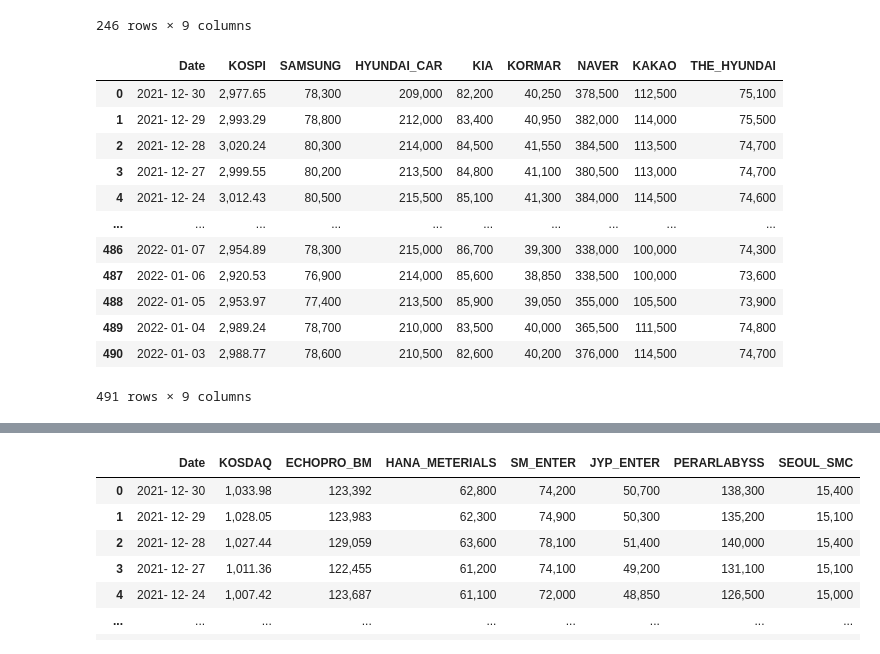
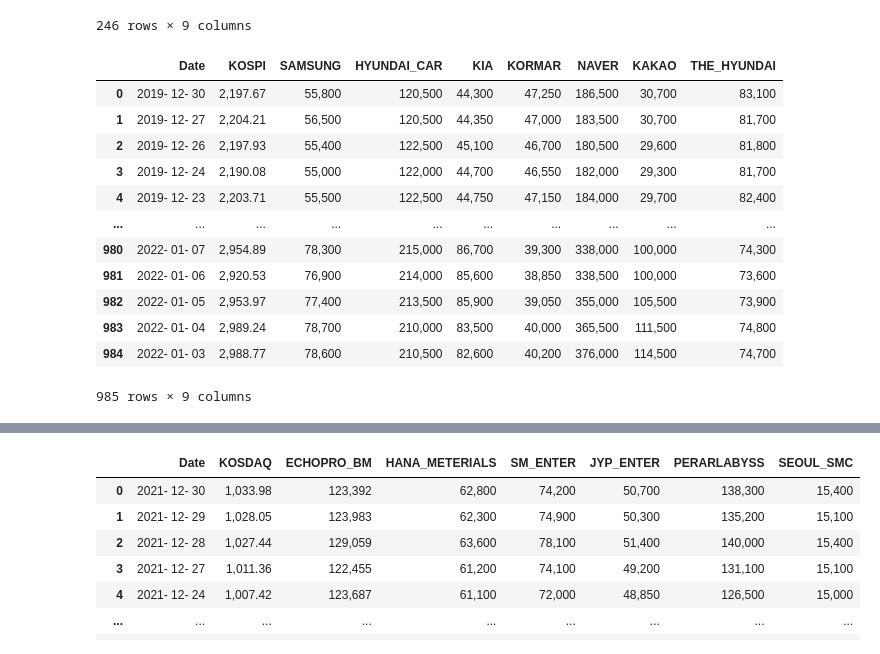
Before and after one commit to Ki-Sung/python_financial_analysis_and_machine_learning, a Jupyter notebook: own_analysis_in_korea/prepare_data.ipynb, the cells around one changed output, grey strips where cells are left out. Cells and saved outputs as stored; diff of their text form; code cells hidden in the pictures.

Commit message:
add 2019, 2020 kospi, kosdaq data

```diff
--- a/own_analysis_in_korea/prepare_data.ipynb
+++ b/own_analysis_in_korea/prepare_data.ipynb
@@ -4,0 +105,11 @@ import pandas as pd
+# %%
+# 2021년 코스피 데이터 병합
+dfs = [kospi_20, samsung_20, hyundaicar_20, kia_20, kolmar_20, naver_20, kakao_20, hyundai_depat_20]
+
+kospi_20_stocks = pd.DataFrame({'Date': []})  # 빈 데이터프레임을 생성
+for df in dfs:
+    kospi_20_stocks = pd.merge(kospi_20_stocks, df, on='Date', how='outer')
+
+# null 값 제거
+kospi_20_stocks = kospi_20_stocks.dropna(axis=0)
+kospi_20_stocks
@@ -5,20 +130,20 @@ import pandas as pd
 # %%
 # 2021 마켓 데이터 1 - 2021년도  kospi 데이터 불러오기
-kospi_21 = pd.read_csv("kospi/2021_kospi.csv")
+kospi_21 = pd.read_csv("kospi/2021/2021_kospi.csv")
 # 2021 코스피 종목 데이터 1 - 2021년도 삼성전자 데이터 불러오기
-samsung_21 = pd.read_csv("kospi/2021_samsung.csv")
+samsung_21 = pd.read_csv("kospi/2021/2021_samsung.csv")
 # 2021 코스피 종목 데이터 2 - 2021년 현대차 데이터 불러오기
-hyundaicar_21 = pd.read_csv("kospi/2021_hyundaicar.csv")
+hyundaicar_21 = pd.read_csv("kospi/2021/2021_hyundaicar.csv")
 # 2021 코스피 종목 데이터 3 - 2021년 기아차 데이터 불러오기
-kia_21 = pd.read_csv("kospi/2021_kia.csv")
+kia_21 = pd.read_csv("kospi/2021/2021_kia.csv")
 # 2021 코스피 종목 데이터 4 - 2021년 콜마 데이터 불러오기
-kolmar_21 = pd.read_csv("kospi/2021_kolmar.csv")
+kolmar_21 = pd.read_csv("kospi/2021/2021_kolmar.csv")
 # 2021 코스피종목 데이터 5  - 2021년 네이버 데이터 불러오기
-naver_21 = pd.read_csv("kospi/2021_naver.csv")
+naver_21 = pd.read_csv("kospi/2021/2021_naver.csv")
 # 2021 코스피종목 데이터 6  - 2021년 카카오 데이터 불러오기
-kakao_21 = pd.read_csv("kospi/2021_kakao.csv")
+kakao_21 = pd.read_csv("kospi/2021/2021_kakao.csv")
 # 2021 코스피 종목 데이터 7 - 2021년 현대 백화점 데이터 불러오기
-hyundai_depat_21 = pd.read_csv("kospi/2021_hyundai_depart.csv")
+hyundai_depat_21 = pd.read_csv("kospi/2021/2021_hyundai_depart.csv")
 # %%
 # 날짜와 종가, 컬럼명 변경
 kospi_21.rename(columns={"날짜":"Date", "종가":"KOSPI"}, inplace=True)
@@ -69,20 +192,20 @@ kospi_21_stocks
 # %%
 # 2022 마켓 데이터 2 - 2022년도  kospi 데이터 불러오기
-kospi_22 = pd.read_csv("kospi/2022_kospi.csv")
+kospi_22 = pd.read_csv("kospi/2022/2022_kospi.csv")
 # 2021 코스피 종목 데이터 1 - 2021년도 삼성전자 데이터 불러오기
-samsung_22 = pd.read_csv("kospi/2022_samsung.csv")
+samsung_22 = pd.read_csv("kospi/2022/2022_samsung.csv")
 # 2021 코스피 종목 데이터 2 - 2021년 현대차 데이터 불러오기
-hyundaicar_22 = pd.read_csv("kospi/2022_hyundaicar.csv")
+hyundaicar_22 = pd.read_csv("kospi/2022/2022_hyundaicar.csv")
 # 2021 코스피 종목 데이터 3 - 2021년 기아차 데이터 불러오기
-kia_22 = pd.read_csv("kospi/2022_kia.csv")
+kia_22 = pd.read_csv("kospi/2022/2022_kia.csv")
 # 2021 코스피 종목 데이터 4 - 2021년 콜마 데이터 불러오기
-kolmar_22 = pd.read_csv("kospi/2022_kolmar.csv")
+kolmar_22 = pd.read_csv("kospi/2022/2022_kolmar.csv")
 # 2021 코스피종목 데이터 5  - 2021년 네이버 데이터 불러오기
-naver_22 = pd.read_csv("kospi/2022_naver.csv")
+naver_22 = pd.read_csv("kospi/2022/2022_naver.csv")
 # 2021 코스피종목 데이터 6  - 2021년 카카오 데이터 불러오기
-kakao_22 = pd.read_csv("kospi/2022_kakao.csv")
+kakao_22 = pd.read_csv("kospi/2022/2022_kakao.csv")
 # 2021 코스피 종목 데이터 7 - 2021년 현대 백화점 데이터 불러오기
-hyundai_depat_22 = pd.read_csv("kospi/2022_hyundai_depart.csv")
+hyundai_depat_22 = pd.read_csv("kospi/2022/2022_hyundai_depart.csv")
 # %%
 # 날짜와 종가, 컬럼명 변경
 kospi_22.rename(columns={"날짜":"Date", "종가":"KOSPI"}, inplace=True)
@@ -130,22 +253,22 @@ kospi_22_stocks
 246 rows × 9 columns
 # %%
 # 21년 코스피, 22년 코스피 하나로 합치기
-kospi_stocks = pd.concat([kospi_21_stocks, kospi_22_stocks], ignore_index=True)
+kospi_stocks = pd.concat([kospi_19_stocks, kospi_20_stocks, kospi_21_stocks, kospi_22_stocks], ignore_index=True)
 kospi_stocks
 # %% [output]
 |  | Date | KOSPI | SAMSUNG | HYUNDAI_CAR | KIA | KORMAR | NAVER | KAKAO | THE_HYUNDAI |
-| 0 | 2021- 12- 30 | 2,977.65 | 78,300 | 209,000 | 82,200 | 40,250 | 378,500 | 112,500 | 75,100 |
-| 1 | 2021- 12- 29 | 2,993.29 | 78,800 | 212,000 | 83,400 | 40,950 | 382,000 | 114,000 | 75,500 |
-| 2 | 2021- 12- 28 | 3,020.24 | 80,300 | 214,000 | 84,500 | 41,550 | 384,500 | 113,500 | 74,700 |
-| 3 | 2021- 12- 27 | 2,999.55 | 80,200 | 213,500 | 84,800 | 41,100 | 380,500 | 113,000 | 74,700 |
-| 4 | 2021- 12- 24 | 3,012.43 | 80,500 | 215,500 | 85,100 | 41,300 | 384,000 | 114,500 | 74,600 |
+| 0 | 2019- 12- 30 | 2,197.67 | 55,800 | 120,500 | 44,300 | 47,250 | 186,500 | 30,700 | 83,100 |
+| 1 | 2019- 12- 27 | 2,204.21 | 56,500 | 120,500 | 44,350 | 47,000 | 183,500 | 30,700 | 81,700 |
+| 2 | 2019- 12- 26 | 2,197.93 | 55,400 | 122,500 | 45,100 | 46,700 | 180,500 | 29,600 | 81,800 |
+| 3 | 2019- 12- 24 | 2,190.08 | 55,000 | 122,000 | 44,700 | 46,550 | 182,000 | 29,300 | 81,700 |
+| 4 | 2019- 12- 23 | 2,203.71 | 55,500 | 122,500 | 44,750 | 47,150 | 184,000 | 29,700 | 82,400 |
 | ... | ... | ... | ... | ... | ... | ... | ... | ... | ... |
-| 486 | 2022- 01- 07 | 2,954.89 | 78,300 | 215,000 | 86,700 | 39,300 | 338,000 | 100,000 | 74,300 |
-| 487 | 2022- 01- 06 | 2,920.53 | 76,900 | 214,000 | 85,600 | 38,850 | 338,500 | 100,000 | 73,600 |
-| 488 | 2022- 01- 05 | 2,953.97 | 77,400 | 213,500 | 85,900 | 39,050 | 355,000 | 105,500 | 73,900 |
-| 489 | 2022- 01- 04 | 2,989.24 | 78,700 | 210,000 | 83,500 | 40,000 | 365,500 | 111,500 | 74,800 |
-| 490 | 2022- 01- 03 | 2,988.77 | 78,600 | 210,500 | 82,600 | 40,200 | 376,000 | 114,500 | 74,700 |
+| 980 | 2022- 01- 07 | 2,954.89 | 78,300 | 215,000 | 86,700 | 39,300 | 338,000 | 100,000 | 74,300 |
+| 981 | 2022- 01- 06 | 2,920.53 | 76,900 | 214,000 | 85,600 | 38,850 | 338,500 | 100,000 | 73,600 |
+| 982 | 2022- 01- 05 | 2,953.97 | 77,400 | 213,500 | 85,900 | 39,050 | 355,000 | 105,500 | 73,900 |
+| 983 | 2022- 01- 04 | 2,989.24 | 78,700 | 210,000 | 83,500 | 40,000 | 365,500 | 111,500 | 74,800 |
+| 984 | 2022- 01- 03 | 2,988.77 | 78,600 | 210,500 | 82,600 | 40,200 | 376,000 | 114,500 | 74,700 |
-491 rows × 9 columns
+985 rows × 9 columns
 # %%
 # kospi 데이터 확인
 kospi_stocks.info()
```
Also changed, not shown: parts of 25 cells of this notebook, 2 other files.
